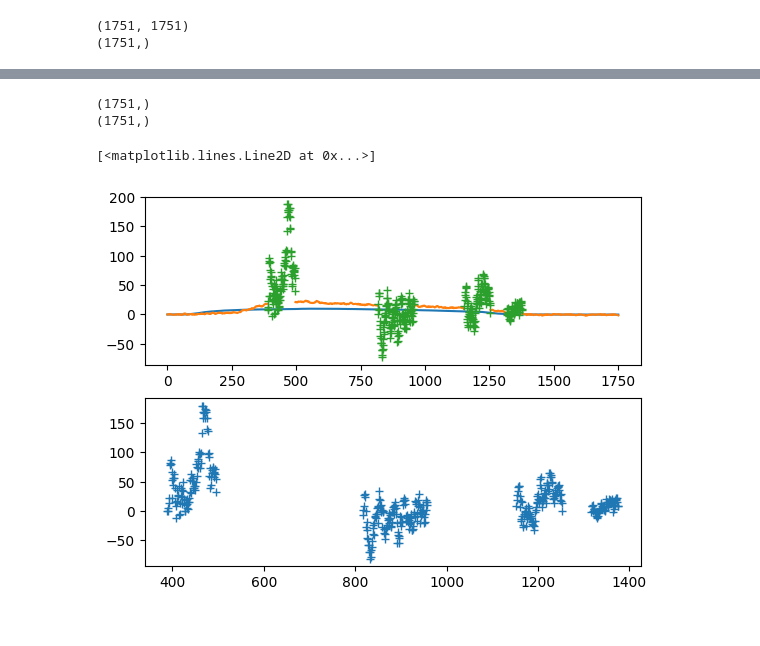
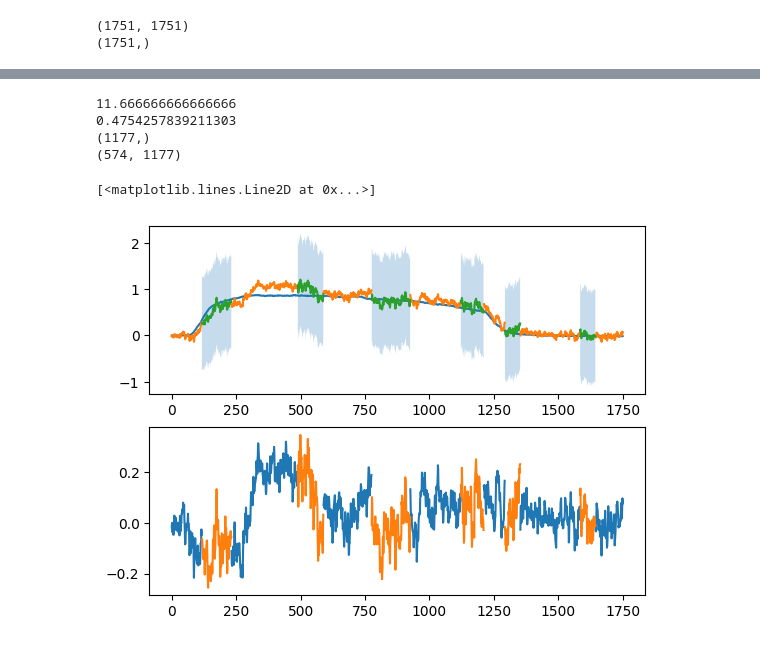
Before and after one commit to swegger/ReadMaestro, a Jupyter notebook: readExample.ipynb, the cells around one changed output, grey strips where cells are left out. Saved outputs shown, nothing was run; the diff lists cells and outputs as text; code cells hidden in the pictures.

Commit message:
Added code to scale velocities by the target speed to pursuitDataObject and added code to measure the instrument noise to readExample.ipynb

```diff
--- a/readExample.ipynb
+++ b/readExample.ipynb
@@ -21,4 +21,13 @@ reload(parse_pursuit_trials)
 #with open(file_path, 'rb') as f:
 #    data_file = maestro.DataFile.load(f.read(), file_path)
 # %%
-data = maestro.load_directory('/home/seth/Projects/DynamicCoherencePhysiology/ar/20220404a')
+instrument_data = maestro.load_directory('/home/seth/Projects/DynamicCoherencePhysiology/test/20191118b')
+instrument = parse_pursuit_trials.pursuitDataObject
+instrument.__init__(instrument)
+instrument.setName(instrument,instrument_data)
+print(instrument.name)
+
+instrument.pursuitData(instrument,instrument_data,trialIDs=['dPref'], directions=[], speeds=[], coherences=[], perturbations=[]);
+
+instrumentNoise = (np.var(instrument.hvelocities) + np.var(instrument.vvelocities))/2
+print(instrumentNoise)
@@ -67,25 +82,37 @@ Text(0, 0.5, 'Mean horizontal velocity (deg/s)')
 # %%
-x = purs.hvelocities[:,-15]
+x = purs.hvelocities[:,-55]
 y = np.logical_not(np.isnan(x))
 f = x[y]
-print(x.shape)
-print(mu.shape)
-mu_, C_, C_UnObs, C_ObsObs = purs.conditionalGaussian(mu,np.array(C),f,x_indices=y)
+print(np.mean(purs.speeds))
+print(instrumentNoise)
+mu_, C_, C_UnObs, C_ObsObs = purs.conditionalGaussian(mu,np.array(C),f,x_indices=y,obsNoise=instrumentNoise/np.mean(purs.speeds))
 # %% [output]
-(1751,)
-(1751,)
+11.666666666666666
+0.4754257839211303
+(1177,)
+(574, 1177)
 # %%
 %matplotlib inline
 fig, axes = plt.subplots(nrows=2, ncols=1)
 axes[0].plot(purs.eye_t,mu)
 axes[0].plot(purs.eye_t,x)
-axes[0].plot(purs.eye_t[np.logical_not(y)],mu_,'+')
+temp = np.empty_like(mu)
+temp[y] = np.nan
+temp[np.logical_not(y)] = mu_
+lb = np.empty_like(mu)
+lb[y] = np.nan
+lb[np.logical_not(y)] = mu_ - np.diag(C_)
+ub = np.empty_like(mu)
+ub[y] = np.nan
+ub[np.logical_not(y)] = mu_ + np.diag(C_)
+axes[0].plot(purs.eye_t,temp)
+axes[0].fill_between(purs.eye_t,lb,ub, alpha=0.25)
 
-#axes[1].plot(purs.eye_t,x-mu)
-axes[1].plot(purs.eye_t[np.logical_not(y)],mu_-mu[np.logical_not(y)],'+')
+axes[1].plot(purs.eye_t,x-mu)
+axes[1].plot(purs.eye_t,temp-mu)
 # %% [output]
 [<matplotlib.lines.Line2D at 0x...>]
-[figure, old version]
+[figure, new version]
 # %%
 fig, axes = plt.subplots(nrows=1, ncols=3)
 axes[0].pcolor(C_UnObs)
```
Also changed, not shown: parts of 8 cells of this notebook, 1 other file.
